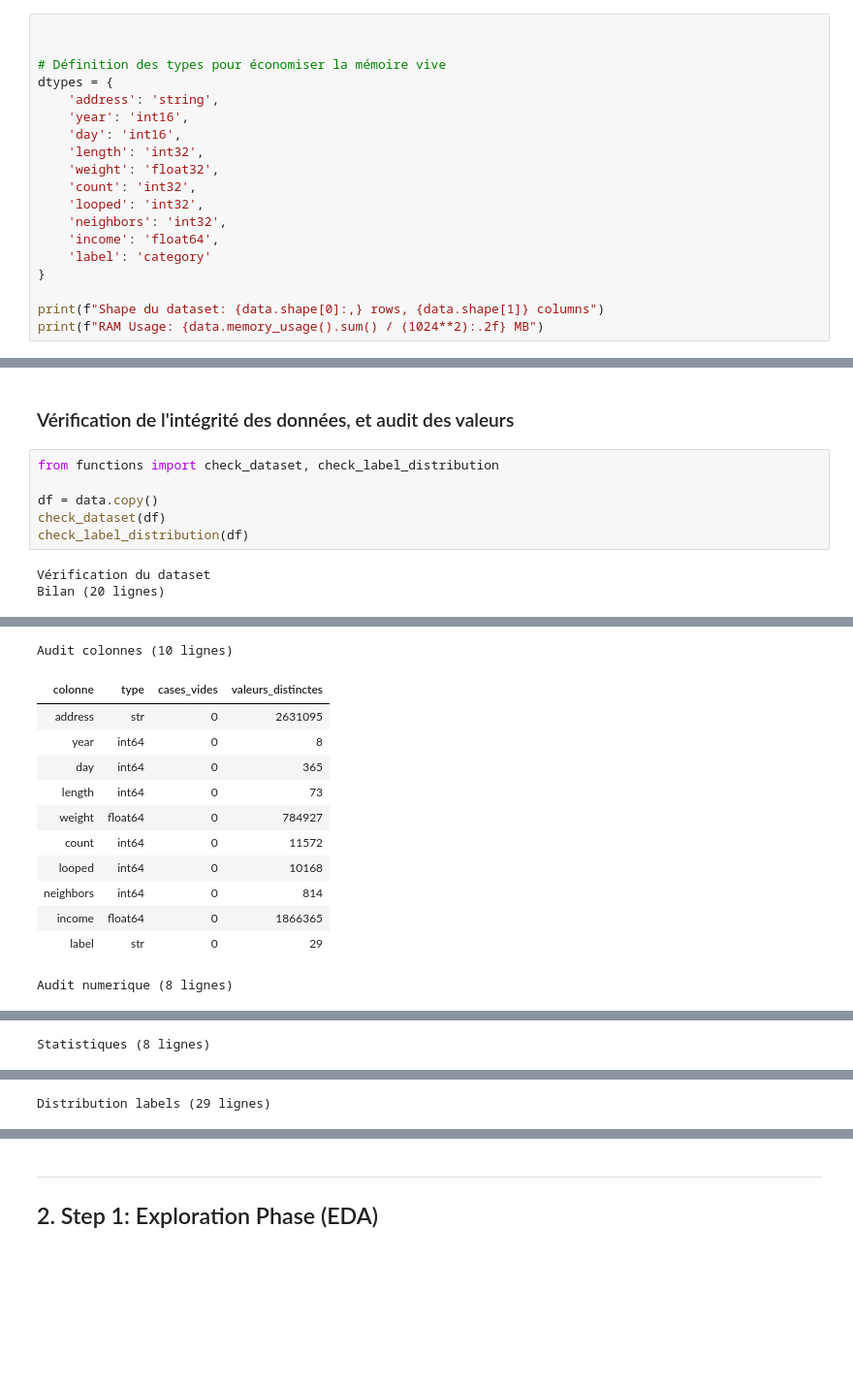
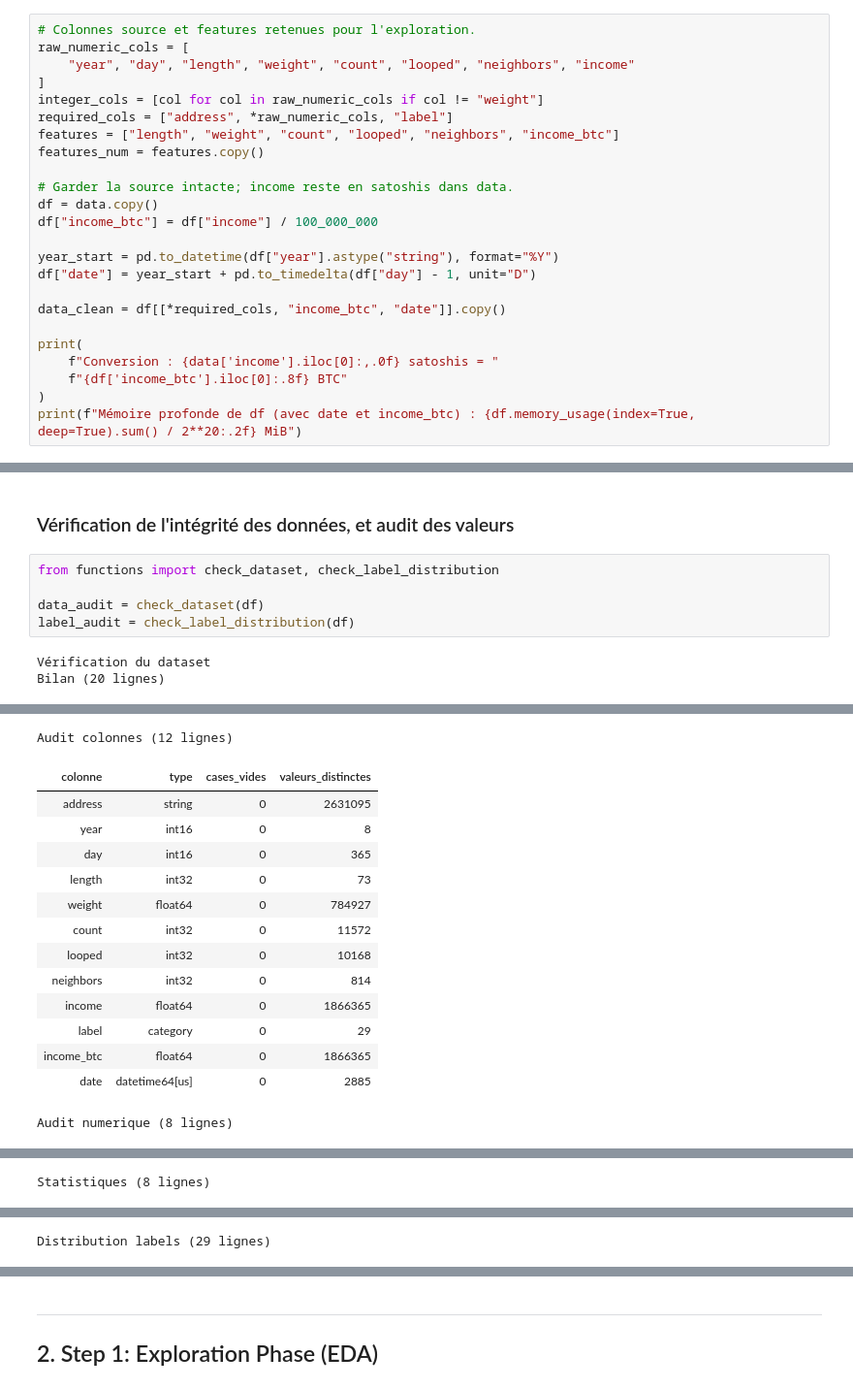
Before and after one commit to theo-mcl/ml-dm-bitcoin-heist, a Jupyter notebook: notebook.ipynb, the cells around one changed output, grey strips where cells are left out. Shown at 97% size. Drawn from its saved outputs; the diff is of its cells as text; blank space fills up the shorter version.

```diff
--- a/notebook.ipynb
+++ b/notebook.ipynb
@@ -68,20 +79,25 @@ ATTENTION : `white` signifie « non identifié comme ransomware dans les sources
 # %%
+# Colonnes source et features retenues pour l'exploration.
+raw_numeric_cols = [
+    "year", "day", "length", "weight", "count", "looped", "neighbors", "income"
+]
+integer_cols = [col for col in raw_numeric_cols if col != "weight"]
+required_cols = ["address", *raw_numeric_cols, "label"]
+features = ["length", "weight", "count", "looped", "neighbors", "income_btc"]
+features_num = features.copy()
 
+# Garder la source intacte; income reste en satoshis dans data.
+df = data.copy()
+df["income_btc"] = df["income"] / 100_000_000
 
-# Définition des types pour économiser la mémoire vive
-dtypes = {
-    'address': 'string',
-    'year': 'int16',
-    'day': 'int16',
-    'length': 'int32',
-    'weight': 'float32',
-    'count': 'int32',
-    'looped': 'int32',
-    'neighbors': 'int32',
-    'income': 'float64',
-    'label': 'category'
-}
+year_start = pd.to_datetime(df["year"].astype("string"), format="%Y")
+df["date"] = year_start + pd.to_timedelta(df["day"] - 1, unit="D")
 
-print(f"Shape du dataset: {data.shape[0]:,} rows, {data.shape[1]} columns")
-print(f"RAM Usage: {data.memory_usage().sum() / (1024**2):.2f} MB")
+data_clean = df[[*required_cols, "income_btc", "date"]].copy()
+
+print(
+    f"Conversion : {data['income'].iloc[0]:,.0f} satoshis = "
+    f"{df['income_btc'].iloc[0]:.8f} BTC"
+)
+print(f"Mémoire profonde de df (avec date et income_btc) : {df.memory_usage(index=True, deep=True).sum() / 2**20:.2f} MiB")
 # %% [output]
@@ -92,9 +108,8 @@ RAM Usage: 222.53 MB
 # %%
 from functions import check_dataset, check_label_distribution
 
-df = data.copy()
-check_dataset(df)
-check_label_distribution(df)
+data_audit = check_dataset(df)
+label_audit = check_label_distribution(df)
 # %% [output]
 Vérification du dataset
 Bilan (20 lignes)
@@ -104,29 +119,31 @@ Bilan (20 lignes)
 | Nombre de noms de colonnes dupliqués | 0 |
 | Nombre de colonnes requises absentes | 0 |
 | Colonnes requises absentes | [] |
 | Nombre de doublons stricts | 0 |
 | Nombre de valeurs nulles (NaN / N... | 0 |
 | Nombre de cases vides (valeurs nu... | 0 |
 | Nombre de lignes avec au moins un... | 0 |
 | Nombre de valeurs non convertibles | 0 |
 | ... | ... |
 | Fin de la période valide | 2018-11-26 00:00:00 |
 | Nombre de lignes partageant une c... | 0 |
 | Nombre de lignes avec looped > count | 0 |
 | Nombre de lignes distinctes avec ... | 0 |
 | Nombre d'adresses distinctes | 2631095 |
-Audit colonnes (10 lignes)
+Audit colonnes (12 lignes)
 | colonne | type | cases_vides | valeurs_distinctes |
-| address | str | 0 | 2631095 |
-| year | int64 | 0 | 8 |
-| day | int64 | 0 | 365 |
-| length | int64 | 0 | 73 |
+| address | string | 0 | 2631095 |
+| year | int16 | 0 | 8 |
+| day | int16 | 0 | 365 |
+| length | int32 | 0 | 73 |
 | weight | float64 | 0 | 784927 |
-| count | int64 | 0 | 11572 |
-| looped | int64 | 0 | 10168 |
-| neighbors | int64 | 0 | 814 |
+| count | int32 | 0 | 11572 |
+| looped | int32 | 0 | 10168 |
+| neighbors | int32 | 0 | 814 |
 | income | float64 | 0 | 1866365 |
-| label | str | 0 | 29 |
+| label | category | 0 | 29 |
+| income_btc | float64 | 0 | 1866365 |
+| date | datetime64[us] | 0 | 2885 |
 Audit numerique (8 lignes)
 | colonne | non_convertibles | infinis | negatifs | zeros | entiers_fractionnaires |
 | year | 0 | 0 | 0 | 0 | 0 |
```
Also changed, not shown: parts of 17 cells of this notebook.
